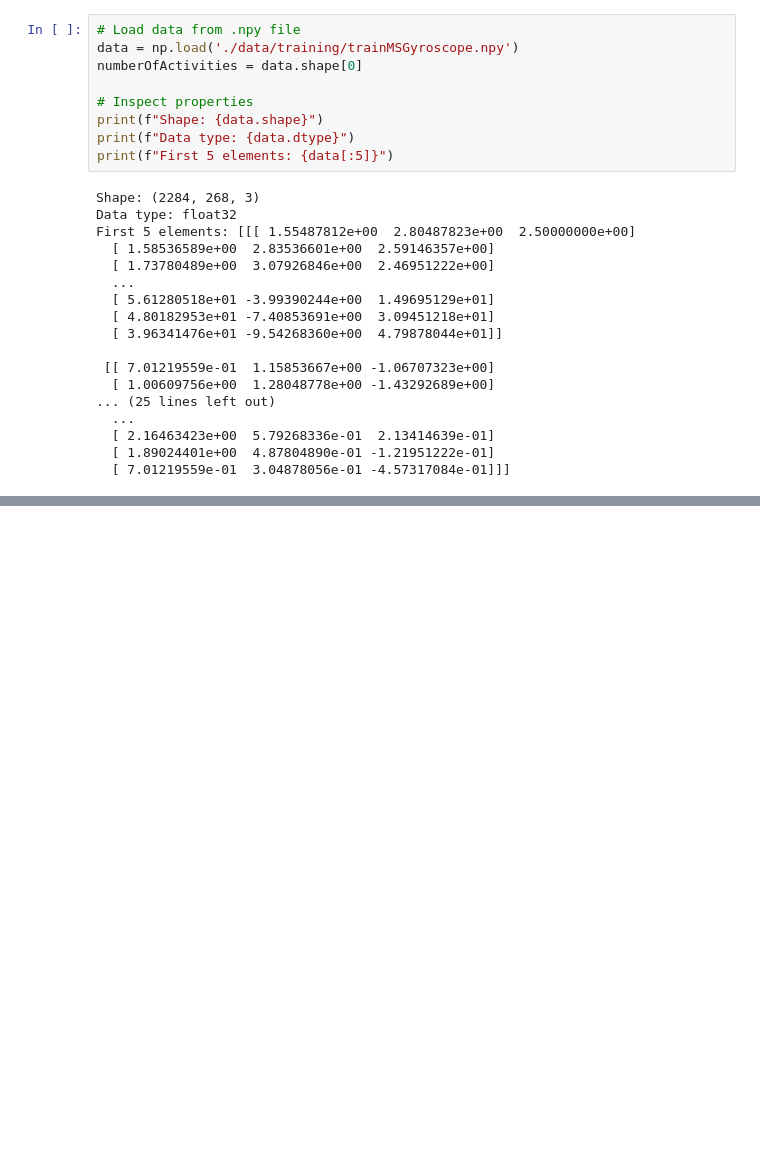
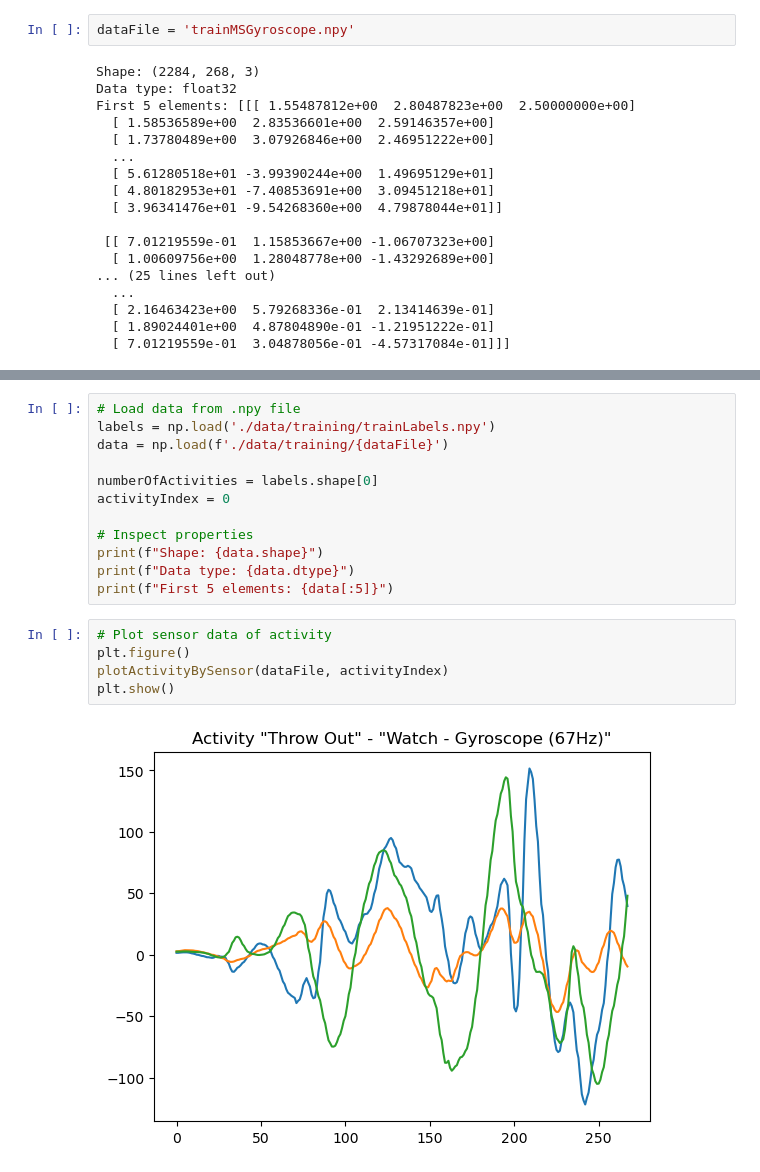
Before and after one commit to mikahoppe/medical-data-science, a Jupyter notebook: human-activity-recognition/data-exploration.ipynb, the cells around one changed output, grey strips where cells are left out. Cells and saved outputs as stored; diff of their text form; blank space fills up the shorter version.

Commit message:
feat(human activity recognition): add utils functions

```diff
--- a/human-activity-recognition/data-exploration.ipynb
+++ b/human-activity-recognition/data-exploration.ipynb
@@ -3,12 +7,5 @@ import numpy as np
 # %%
-# Load data from .npy file
-data = np.load('./data/training/trainMSGyroscope.npy')
-numberOfActivities = data.shape[0]
-
-# Inspect properties
-print(f"Shape: {data.shape}")
-print(f"Data type: {data.dtype}")
-print(f"First 5 elements: {data[:5]}")
+dataFile = 'trainMSGyroscope.npy'
 # %% [output]
 Shape: (2284, 268, 3)
 Data type: float32
@@ -93,0 +27,19 @@ def mapCodeToActivity(activityCode):
+# %%
+# Load data from .npy file
+labels = np.load('./data/training/trainLabels.npy')
+data = np.load(f'./data/training/{dataFile}')
+
+numberOfActivities = labels.shape[0]
+activityIndex = 0
+
+# Inspect properties
+print(f"Shape: {data.shape}")
+print(f"Data type: {data.dtype}")
+print(f"First 5 elements: {data[:5]}")
+# %%
+# Plot sensor data of activity
+plt.figure()
+plotActivityBySensor(dataFile, activityIndex)
+plt.show()
+# %% [output]
+[figure, added]
```
Also changed, not shown: parts of 2 cells of this notebook, 4 other files.
